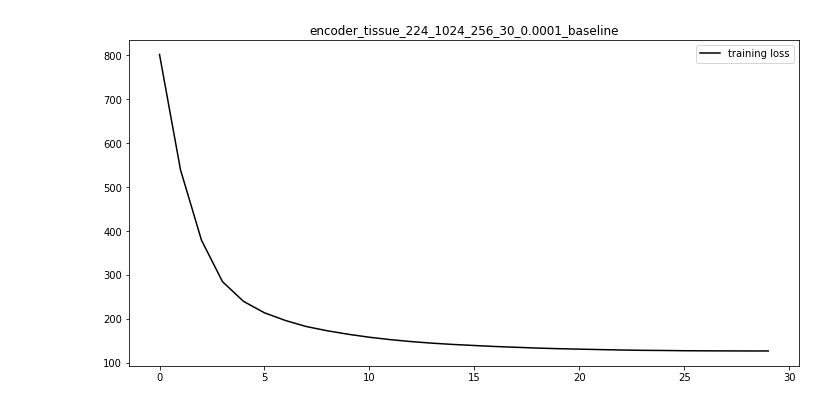
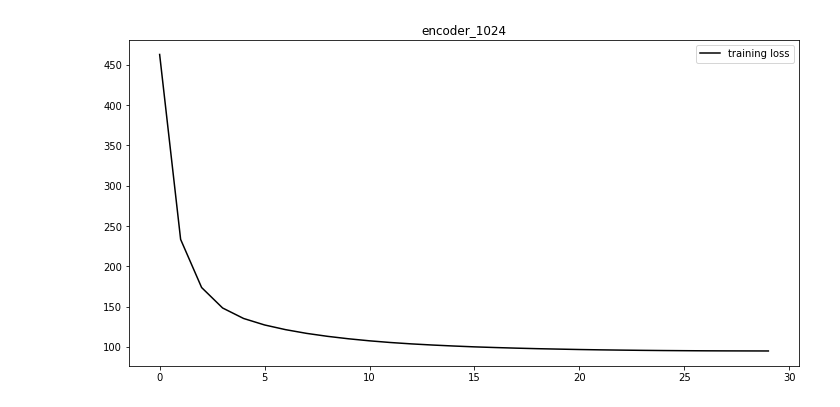
Before and after one commit to lancezhang04/semi-supervised-learning-for-histopathology, a Jupyter notebook: evaluation_driver.ipynb, the cells around one changed output. Saved outputs shown, nothing was run; the diff lists cells and outputs as text; code cells hidden in the pictures.

```diff
--- a/evaluation_driver.ipynb
+++ b/evaluation_driver.ipynb
@@ -4,7 +4,8 @@ import pickle
 import os
 
 # ENCODER_DIR = 'trained_models/encoders/encoder_tissue_224_1024_256_30_1e-05_baseline'
-ENCODER_DIR = 'trained_models/encoders/0714/encoder_tissue_224_1024_256_30_0.0001_baseline'
+ENCODER_DIR = 'trained_models/encoders/dim/encoder_1024'
+
 with open(os.path.join(ENCODER_DIR, 'history.pickle'), 'rb') as file:
     history = pickle.load(file)
 
@@ -25,2 +26,2 @@ Final loss: 126.76425170898438
-[figure, old version]
+[figure, new version]
 # %%
```
Also changed, not shown: parts of 3 cells of this notebook, 7 other files.
